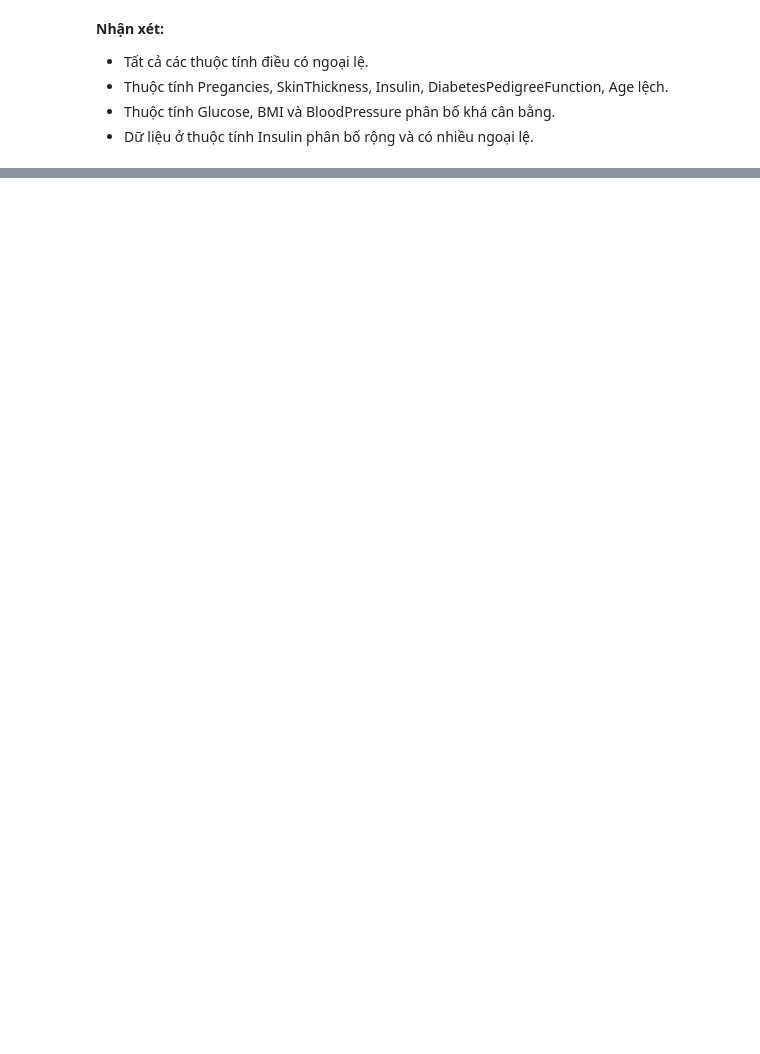
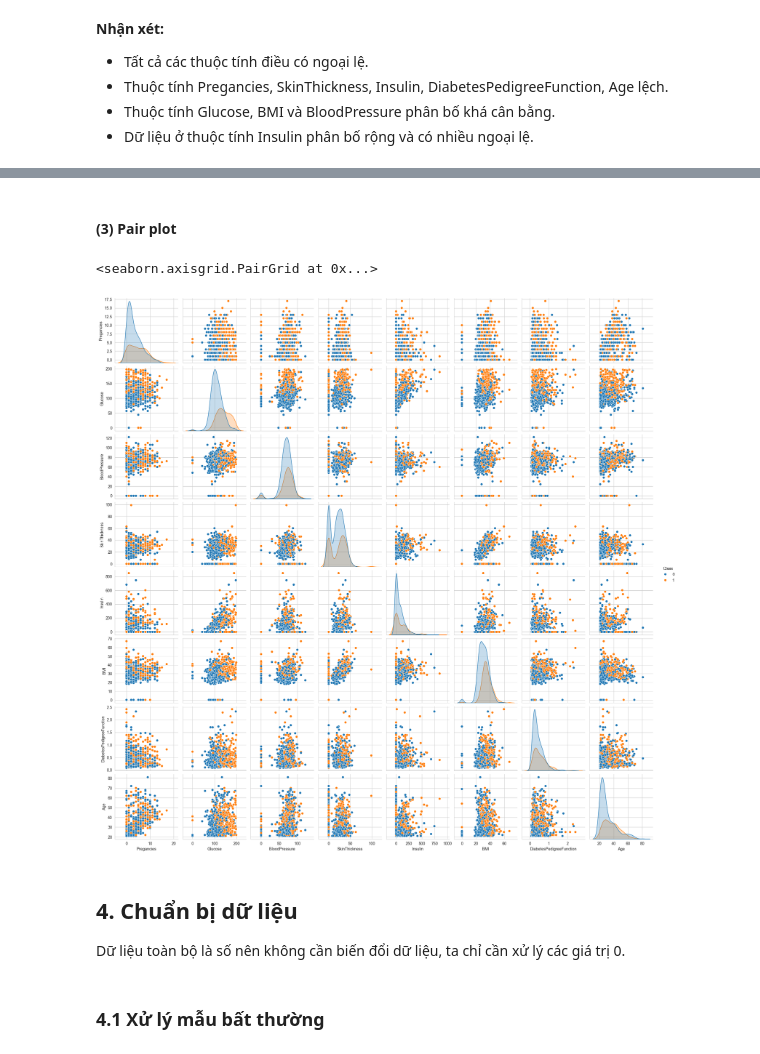
Before and after one commit to NgThanhNhanf/machine_learning, a Jupyter notebook: code/practice/lab04/lab04_Classification_of_Diabetes.ipynb, the cells around one changed output, grey strips where cells are left out. Cells and saved outputs as stored; diff of their text form; code cells hidden in the pictures; blank space fills up the shorter version.

```diff
--- a/code/practice/lab04/lab04_Classification_of_Diabetes.ipynb
+++ b/code/practice/lab04/lab04_Classification_of_Diabetes.ipynb
@@ -226,0 +274,12 @@ sns.heatmap(corrmat,annot = True,fmt='.2f', annot_kws={'size': 10},  vmax=.8, sq
+# %% [markdown]
+#### (3) Pair plot
+# %%
+sns.pairplot(data, hue="Class")
+# %% [output]
+<seaborn.axisgrid.PairGrid at 0x...>
+[figure, added]
+# %% [markdown]
+## 4. Chuẩn bị dữ liệu
+Dữ liệu toàn bộ là số nên không cần biến đổi dữ liệu, ta chỉ cần xử lý các giá trị 0.
+# %% [markdown]
+### 4.1 Xử lý mẫu bất thường
```
Also changed, not shown: parts of 32 cells of this notebook.
